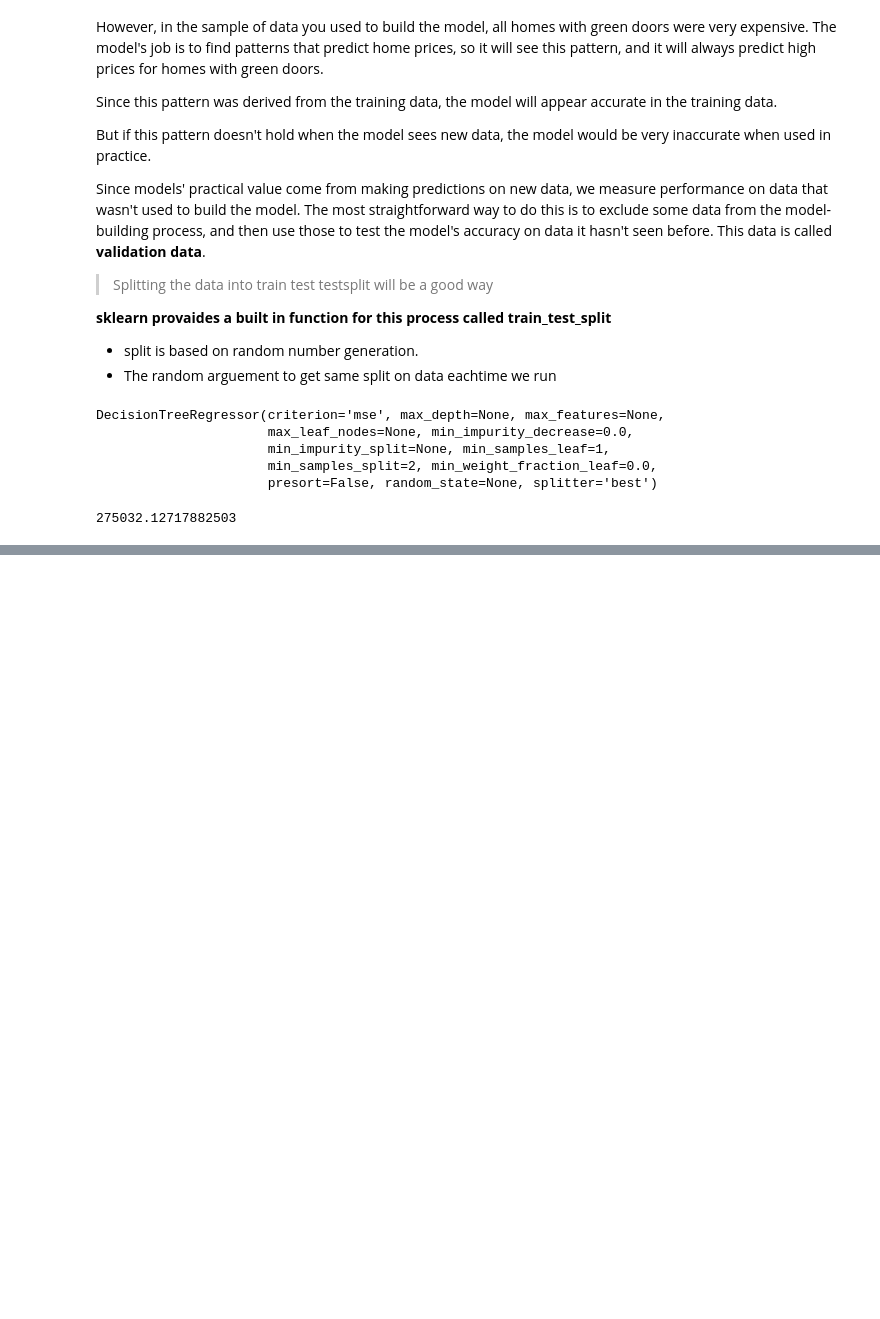
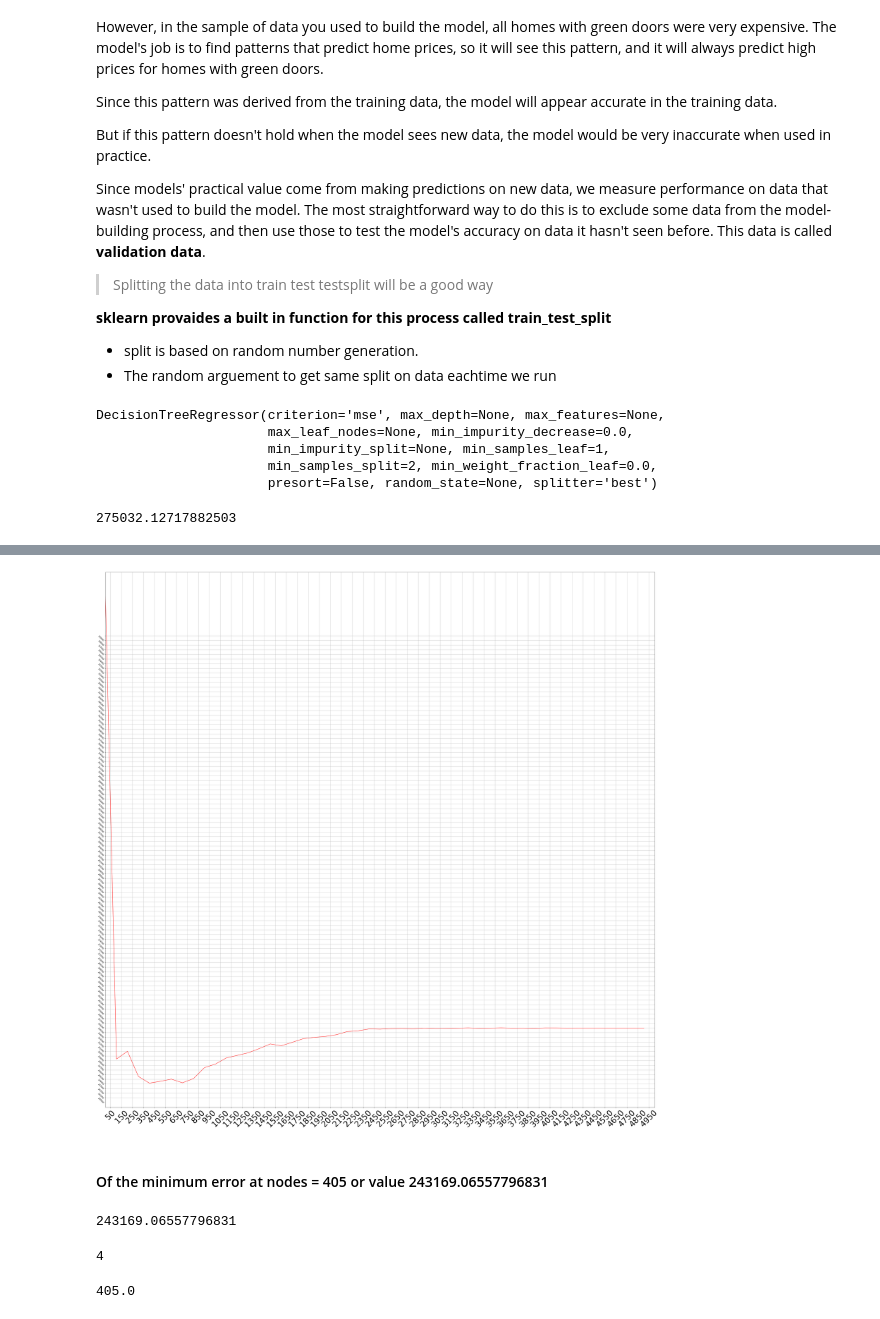
Before and after one commit to raita0100/Re-Engineering, a Jupyter notebook: Computer_Science/AI/kaggle_30_day_challenge/intro_to_ml/Melbourne_House_price.ipynb, the cells around one changed output, grey strips where cells are left out. Cells and saved outputs as stored; diff of their text form; code cells hidden in the pictures; blank space fills up the shorter version.

```diff
--- a/Computer_Science/AI/kaggle_30_day_challenge/intro_to_ml/Melbourne_House_price.ipynb
+++ b/Computer_Science/AI/kaggle_30_day_challenge/intro_to_ml/Melbourne_House_price.ipynb
@@ -312,0 +359,27 @@ print(mean_absolute_error(val_Y, predictions))
+# %%
+## loading the data
+melb_data_path = r"./Data/melb_data.csv"
+melb_data = pd.read_csv(melb_data_path)
+
+## filter data
+## drop Nan rows
+filtered_data = melb_data.dropna(axis=0)
+
+#assign y (data need to be predicted)
+y = filtered_data.Price
+
+## select only required features for training and validation
+features = ['Rooms', 'Bathroom', 'Landsize', 'BuildingArea', 'YearBuilt', 'Lattitude', 'Longtitude']
+X = filtered_data[features]
+# %%
+## Split data to trai and test splits
+from sklearn.model_selection import train_test_split
+
+train_X, val_X, train_y, val_y = train_test_split(X, y, random_state=0)
+# %%
+## compare MAE with diffarent value of max_leaf_nodes
+error_data = []
+for max_leaf_nodes in range(5, 5000, 100):
+    my_mae = get_mae(max_leaf_nodes, train_X, val_X, train_y, val_y)
+    error_data.append([max_leaf_nodes, my_mae])
+    print(f"Max Leaf Nodes : {max_leaf_nodes}\t\tMaen Absolute Error : {my_mae}")
@@ -312,0 +404,20 @@ print(mean_absolute_error(val_Y, predictions))
+# %%
+ex = np.asarray(error_data)
+# %%
+
+fig = plt.figure(figsize=(50,50))
+font = {'size':20}
+plt.plot(ex[:,0], ex[:,1], color='r')
+plt.xticks(np.arange(50, 5000+5, 100), fontsize=40, rotation=45, )
+plt.yticks(np.arange(240000, 340000, 1000), fontsize=10, rotation=-45)
+plt.xlim([5, 5000+5])
+plt.grid()
+plt.show()
+# %% [output]
+[figure, added]
+# %% [markdown]
+#### Of the minimum error at nodes = 405 or value 243169.06557796831
+# %%
+(min(ex[:, 1]))
+# %% [output]
+243169.06557796831
@@ -312,0 +426,8 @@ print(mean_absolute_error(val_Y, predictions))
+# %%
+ls.index(243169.06557796831)
+# %% [output]
+4
+# %%
+ex[4, 0]
+# %% [output]
+405.0
```
Also changed, not shown: parts of 7 cells of this notebook, 3 other files.
